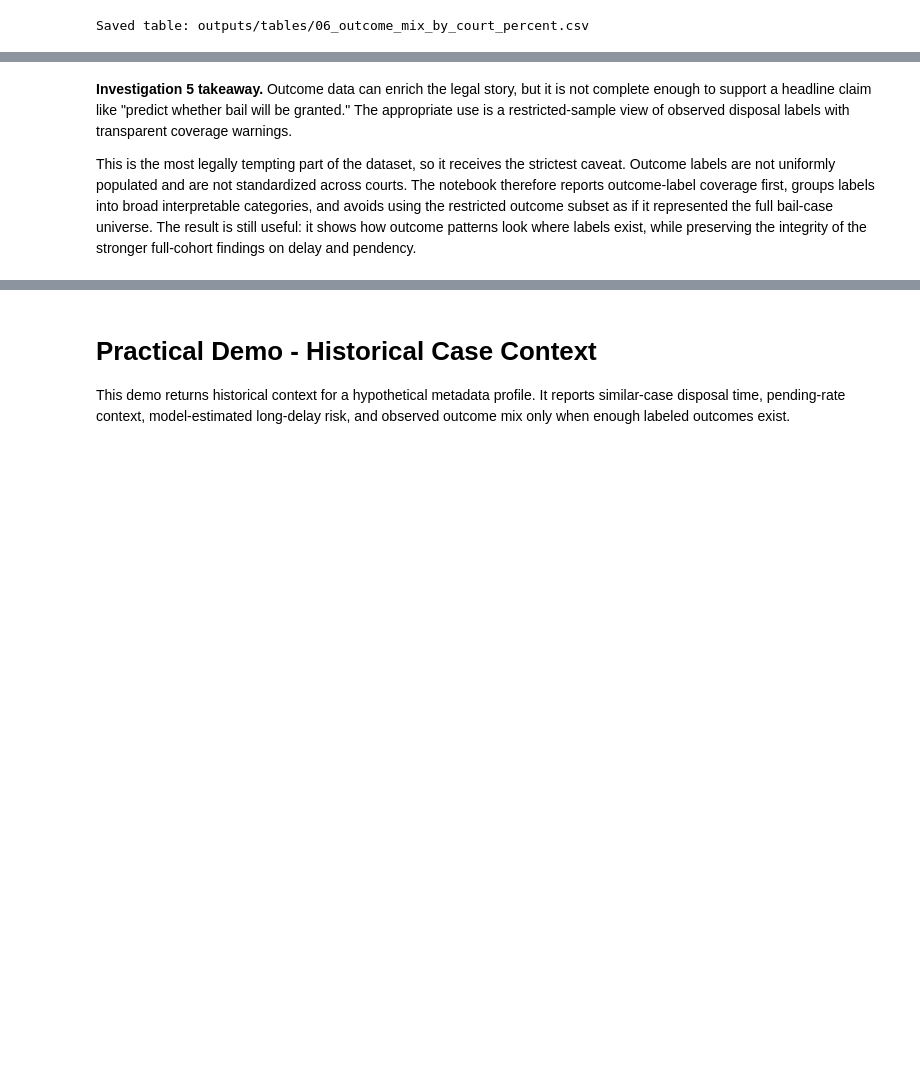
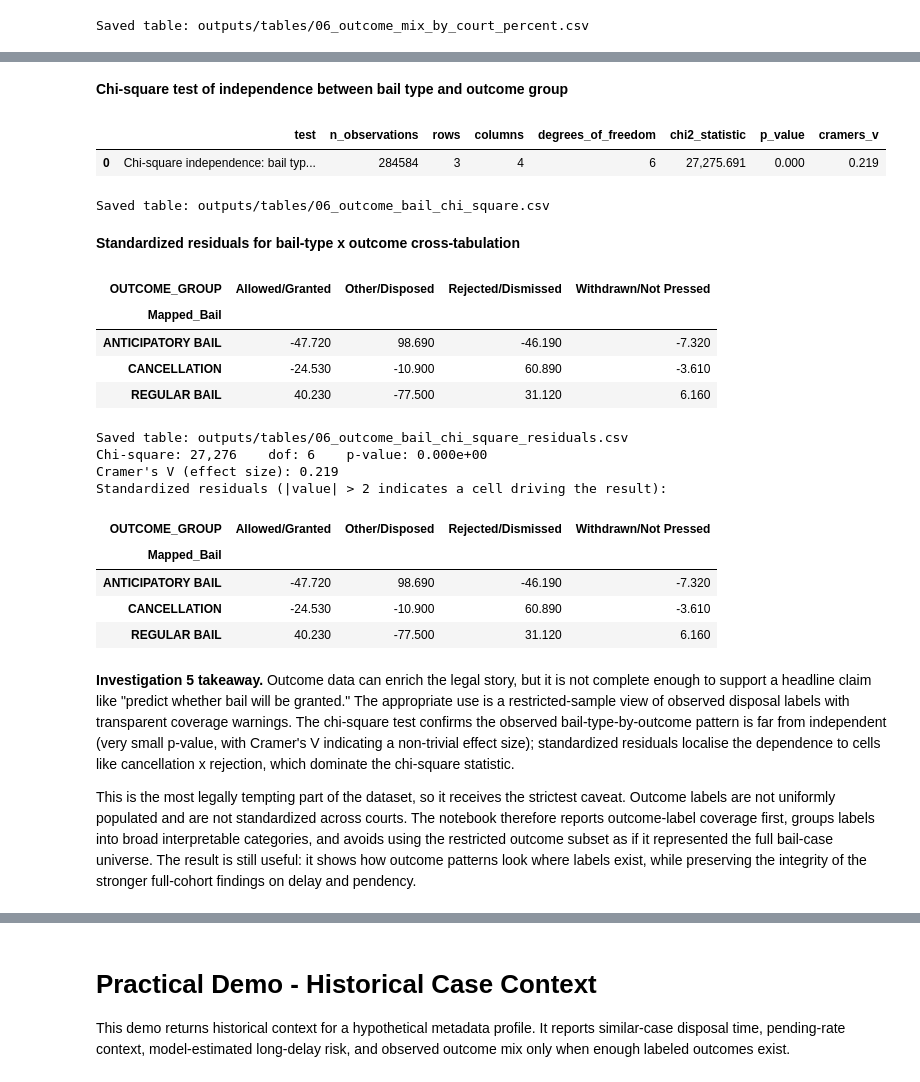
Before and after one commit to PranavPipariya/HSL530, a Jupyter notebook: Phase2_Bail_Empirical_Investigation.ipynb, the cells around one changed output, grey strips where cells are left out. Drawn from its saved outputs; the diff is of its cells as text; code cells hidden in the pictures; blank space fills up the shorter version.

```diff
--- a/Phase2_Bail_Empirical_Investigation.ipynb
+++ b/Phase2_Bail_Empirical_Investigation.ipynb
@@ -1491,4 +1771,63 @@ Saved table: outputs/tables/06_outcome_mix_by_court_percent.csv
+# %%
+contingency = pd.crosstab(outcome_cohort["Mapped_Bail"], outcome_cohort["OUTCOME_GROUP"])
+chi2_stat, chi2_p, chi2_dof, chi2_expected = scipy_stats.chi2_contingency(contingency)
+
+n_total = int(contingency.values.sum())
+phi2 = float(chi2_stat) / n_total
+cramers_v = float(np.sqrt(phi2 / max(min(contingency.shape) - 1, 1)))
+
+chi2_summary = pd.DataFrame([{
+    "test": "Chi-square independence: bail type x outcome group",
+    "n_observations": n_total,
+    "rows": int(contingency.shape[0]),
+    "columns": int(contingency.shape[1]),
+    "degrees_of_freedom": int(chi2_dof),
+    "chi2_statistic": float(chi2_stat),
+    "p_value": float(chi2_p),
+    "cramers_v": cramers_v,
+}])
+table_out(
+    chi2_summary.round(4),
+    "06_outcome_bail_chi_square.csv",
+    "Chi-square test of independence between bail type and outcome group",
+    index=False,
+)
+
+expected_df = pd.DataFrame(
+    chi2_expected, index=contingency.index, columns=contingency.columns
+)
+std_residuals = ((contingency - expected_df) / np.sqrt(expected_df)).round(2)
+table_out(
+    std_residuals,
+    "06_outcome_bail_chi_square_residuals.csv",
+    "Standardized residuals for bail-type x outcome cross-tabulation",
+)
+
+print(f"Chi-square: {chi2_stat:,.0f}    dof: {int(chi2_dof)}    p-value: {chi2_p:.3e}")
+print(f"Cramer's V (effect size): {cramers_v:.3f}")
+print("Standardized residuals (|value| > 2 indicates a cell driving the result):")
+display(std_residuals)
+# %% [output]
+**Chi-square test of independence between bail type and outcome group**
+|  | test | n_observations | rows | columns | degrees_of_freedom | chi2_statistic | p_value | cramers_v |
+| 0 | Chi-square independence: bail typ... | 284584 | 3 | 4 | 6 | 27,275.691 | 0.000 | 0.219 |
+Saved table: outputs/tables/06_outcome_bail_chi_square.csv
+**Standardized residuals for bail-type x outcome cross-tabulation**
+| OUTCOME_GROUP | Allowed/Granted | Other/Disposed | Rejected/Dismissed | Withdrawn/Not Pressed |
+| Mapped_Bail |  |  |  |  |
+| ANTICIPATORY BAIL | -47.720 | 98.690 | -46.190 | -7.320 |
+| CANCELLATION | -24.530 | -10.900 | 60.890 | -3.610 |
+| REGULAR BAIL | 40.230 | -77.500 | 31.120 | 6.160 |
+Saved table: outputs/tables/06_outcome_bail_chi_square_residuals.csv
+Chi-square: 27,276    dof: 6    p-value: 0.000e+00
+Cramer's V (effect size): 0.219
+Standardized residuals (|value| > 2 indicates a cell driving the result):
+| OUTCOME_GROUP | Allowed/Granted | Other/Disposed | Rejected/Dismissed | Withdrawn/Not Pressed |
+| Mapped_Bail |  |  |  |  |
+| ANTICIPATORY BAIL | -47.720 | 98.690 | -46.190 | -7.320 |
+| CANCELLATION | -24.530 | -10.900 | 60.890 | -3.610 |
+| REGULAR BAIL | 40.230 | -77.500 | 31.120 | 6.160 |
 # %% [markdown]
-**Investigation 5 takeaway.** Outcome data can enrich the legal story, but it is not complete enough to support a headline claim like "predict whether bail will be granted." The appropriate use is a restricted-sample view of observed disposal labels with transparent coverage warnings.
+**Investigation 5 takeaway.** Outcome data can enrich the legal story, but it is not complete enough to support a headline claim like "predict whether bail will be granted." The appropriate use is a restricted-sample view of observed disposal labels with transparent coverage warnings. The chi-square test confirms the observed bail-type-by-outcome pattern is far from independent (very small p-value, with Cramer's V indicating a non-trivial effect size); standardized residuals localise the dependence to cells like cancellation x rejection, which dominate the chi-square statistic.
 
 This is the most legally tempting part of the dataset, so it receives the strictest caveat. Outcome labels are not uniformly populated and are not standardized across courts. The notebook therefore reports outcome-label coverage first, groups labels into broad interpretable categories, and avoids using the restricted outcome subset as if it represented the full bail-case universe. The result is still useful: it shows how outcome patterns look where labels exist, while preserving the integrity of the stronger full-cohort findings on delay and pendency.
```
Also changed, not shown: parts of 23 cells of this notebook, 21 other files.
